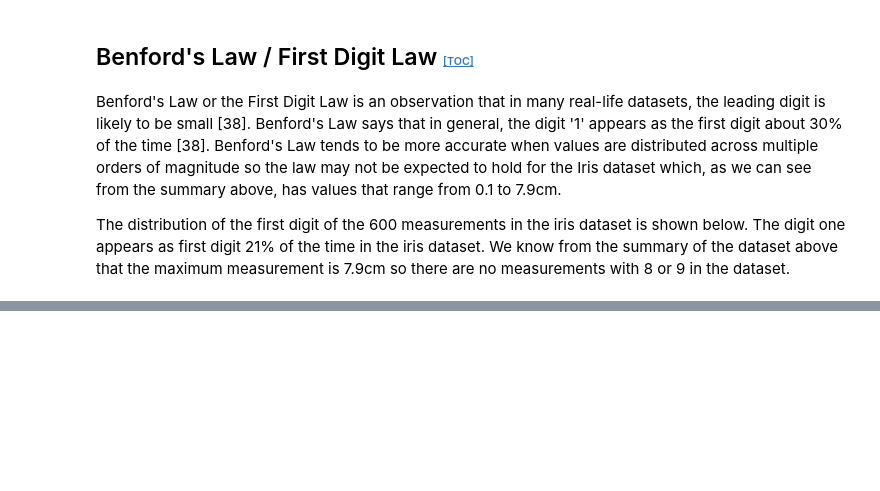
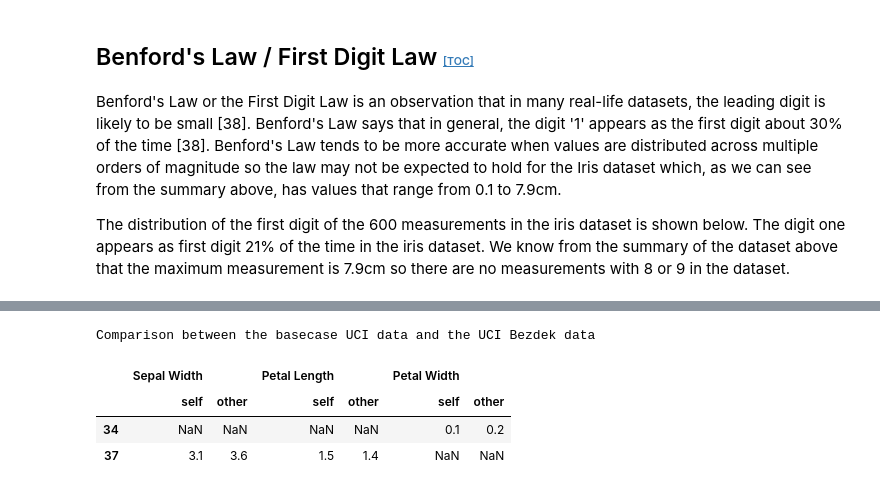
Before and after one commit to Eilis9/pands-project, a Jupyter notebook: analysis.ipynb, the cells around one changed output, grey strips where cells are left out. Saved outputs shown, nothing was run; the diff lists cells and outputs as text; code cells hidden in the pictures; blank space fills up the shorter version.

Commit message:
data comparison

```diff
--- a/analysis.ipynb
+++ b/analysis.ipynb
@@ -367,0 +457,13 @@ print(f'1 appears as the first digit in {digit1_percent:.0f}% of the measurement
+# %%
+# Read in BezdekIris (this is the 2nd dataset included in the UCI repository)
+bezdek_iris = pd.read_csv('data/bezdekIris.data', header=None)
+bezdek_iris.columns = variables
+# Do a comparison between the basecase data and the Bezdek Iris data
+print("Comparison between the basecase UCI data and the UCI Bezdek data:")
+data.compare(bezdek_iris)
+# %% [output]
+Comparison between the basecase UCI data and the UCI Bezdek data
+|  | Sepal Width |  | Petal Length |  | Petal Width |  |
+|  | self | other | self | other | self | other |
+| 34 | NaN | NaN | NaN | NaN | 0.1 | 0.2 |
+| 37 | 3.1 | 3.6 | 1.5 | 1.4 | NaN | NaN |
```
Also changed, not shown: parts of 14 cells of this notebook, 7 other files.
